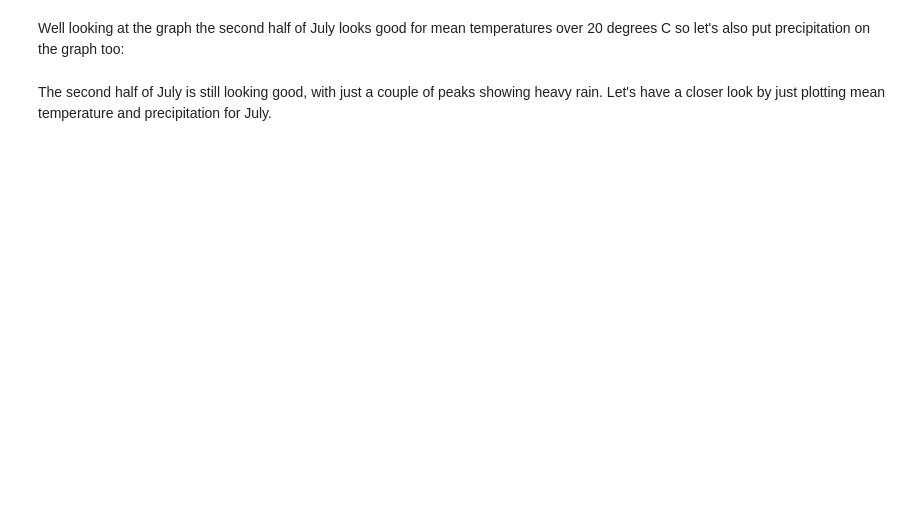
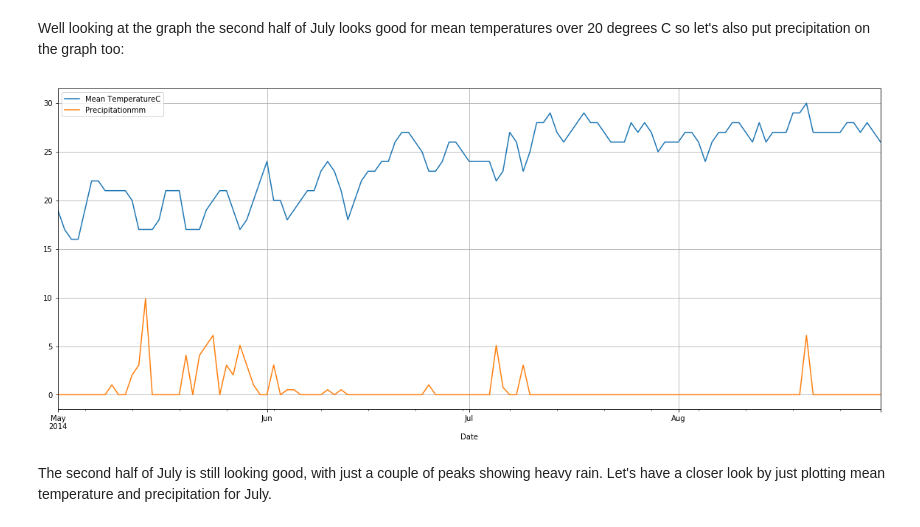
Before and after one commit to P7h/FutureLearn__Learn_to_Code_for_Data_Analysis, a Jupyter notebook: Week#2/Week_2_project.ipynb, the cells around one changed output. Drawn from its saved outputs; the diff is of its cells as text; code cells hidden in the pictures; blank space fills up the shorter version.

```diff
--- a/Week#2/Week_2_project.ipynb
+++ b/Week#2/Week_2_project.ipynb
@@ -89,7 +170,9 @@ summer[['Mean TemperatureC']].plot(grid=True, figsize=(20,5));
 # %% [markdown]
 Well looking at the graph the second half of July looks good for mean temperatures over 20 degrees C so let's also put precipitation on the graph too:
 # %%
-summer[['Mean TemperatureC', 'Precipitationmm']].plot(grid=True, figsize=(20,5));
+summer[['Mean TemperatureC', 'Precipitationmm']].plot(grid=True, figsize=(20,8));
+# %% [output]
+[figure, added]
 # %% [markdown]
 The second half of July is still looking good, with just a couple of peaks showing heavy rain. Let's have a closer look by just plotting mean temperature and precipitation for July.
 # %%
```
Also changed, not shown: parts of 7 cells of this notebook, 2 other files.
